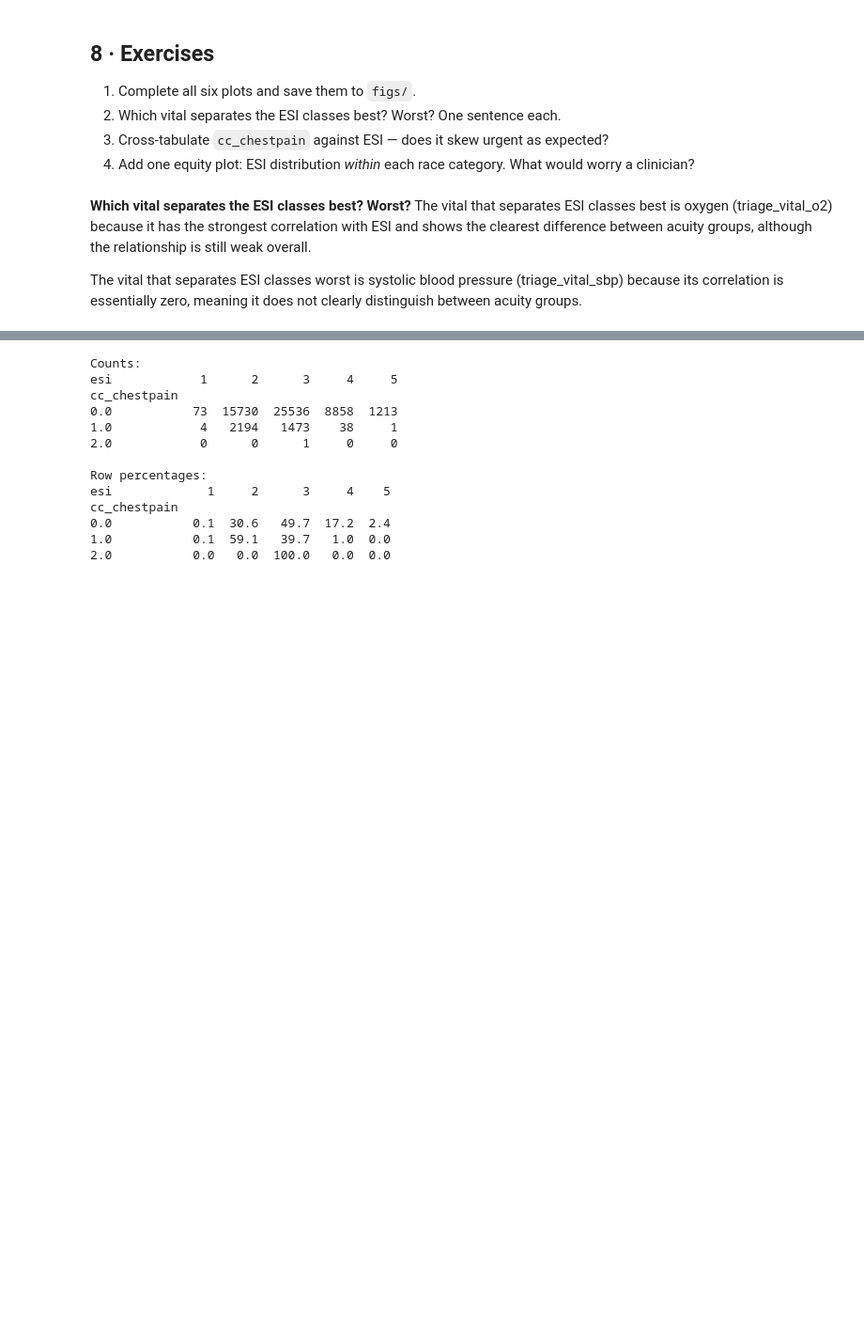
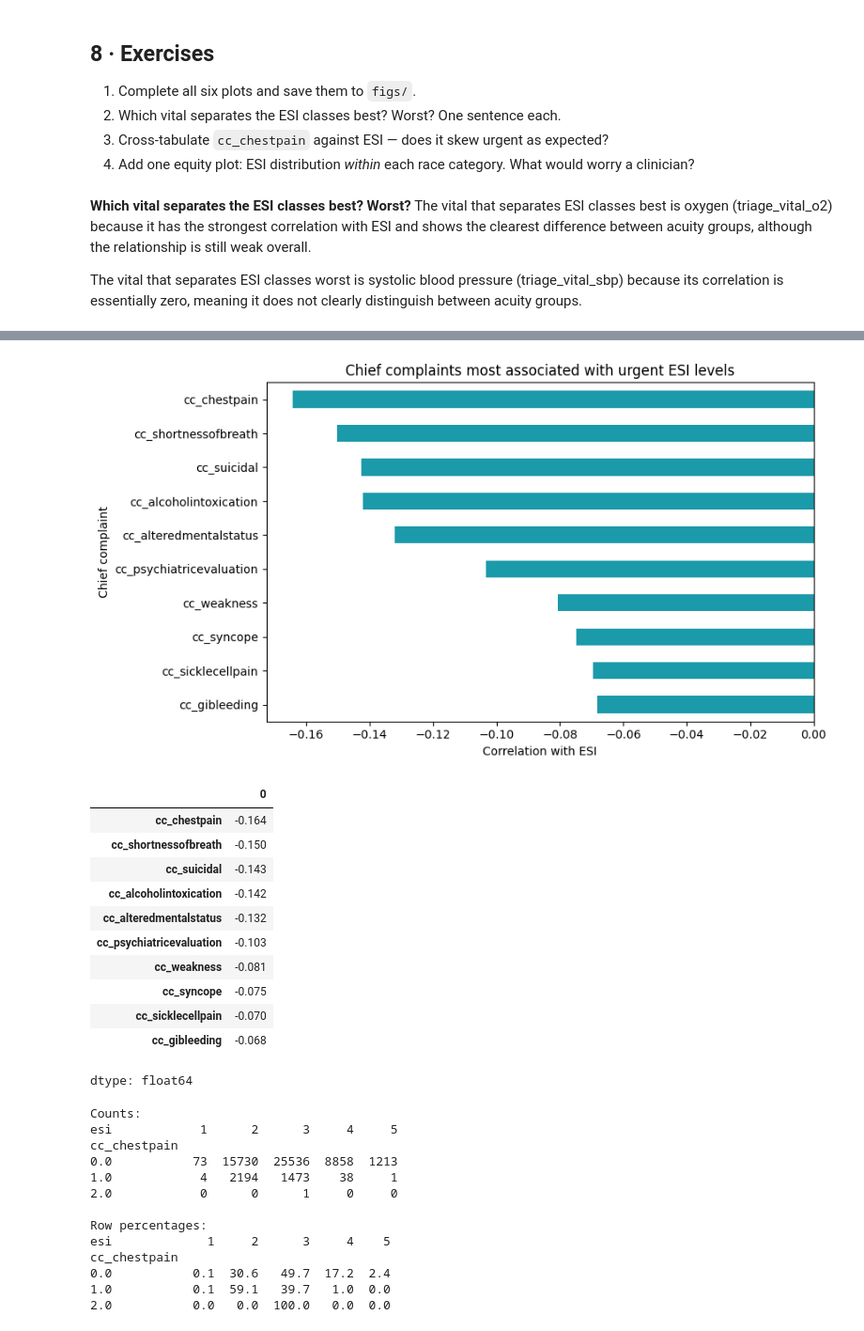
Before and after one commit to tinadams/carisurg-portfolio, a Jupyter notebook: notebooks/week_5_Tutorial3_Exploratory_Visualisation_STUDENT.ipynb, the cells around one changed output, grey strips where cells are left out. Shown at 94% size. Saved outputs shown, nothing was run; the diff lists cells and outputs as text; code cells hidden in the pictures; blank space fills up the shorter version.

```diff
--- a/notebooks/week_5_Tutorial3_Exploratory_Visualisation_STUDENT.ipynb
+++ b/notebooks/week_5_Tutorial3_Exploratory_Visualisation_STUDENT.ipynb
@@ -408 +458,47 @@ The vital that separates ESI classes worst is systolic blood pressure (triage_vi
+# %%
+# Chief complaints most associated with urgent ESI levels,
+# excluding columns with no variation and very rare complaint flags
+
+cc_cols = fam["chief_complaints"]
+
+# Keep only columns that are not constant
+non_constant_cc = [col for col in cc_cols if df[col].nunique() > 1]
+
+# Keep complaints that appear in at least 0.5% of encounters
+cc_prevalence = df[non_constant_cc].mean()
+common_cc = cc_prevalence[cc_prevalence >= 0.005].index
+
+# Correlation with ESI
+cc_corr = df[common_cc].corrwith(df[TARGET]).dropna().sort_values()
+
+# Most associated with lower ESI scores = more urgent
+urgent_complaints = cc_corr.head(10)
+
+fig, ax = plt.subplots(figsize=(9, 5))
+
+urgent_complaints[::-1].plot.barh(ax=ax, color="#1B9AAA")
+
+ax.set_title("Chief complaints most associated with urgent ESI levels")
+ax.set_xlabel("Correlation with ESI")
+ax.set_ylabel("Chief complaint")
+
+plt.tight_layout()
+plt.savefig("figs/10_urgent_chief_complaint_correlations.png", dpi=110)
+plt.show()
+
+urgent_complaints.round(3)
+# %% [output]
+[figure, added]
+|  | 0 |
+| cc_chestpain | -0.164 |
+| cc_shortnessofbreath | -0.150 |
+| cc_suicidal | -0.143 |
+| cc_alcoholintoxication | -0.142 |
+| cc_alteredmentalstatus | -0.132 |
+| cc_psychiatricevaluation | -0.103 |
+| cc_weakness | -0.081 |
+| cc_syncope | -0.075 |
+| cc_sicklecellpain | -0.070 |
+| cc_gibleeding | -0.068 |
+dtype: float64
 # %%
```
Also changed, not shown: parts of 19 cells of this notebook.
